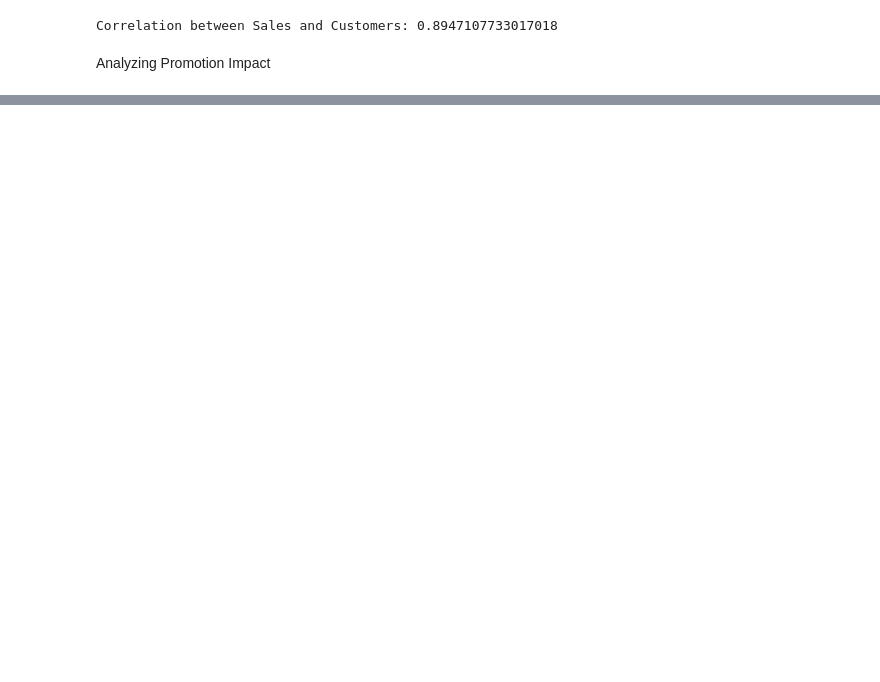
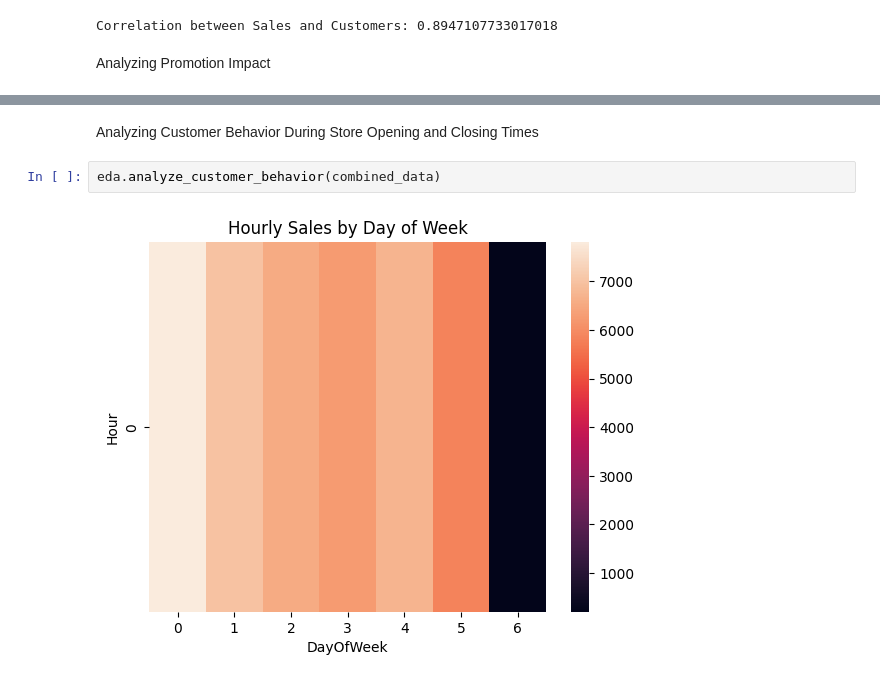
Before and after one commit to YonatanMoges/rossmann-sales-analysis, a Jupyter notebook: notebook/eda.ipynb, the cells around one changed output, grey strips where cells are left out. Cells and saved outputs as stored; diff of their text form; blank space fills up the shorter version.

```diff
--- a/notebook/eda.ipynb
+++ b/notebook/eda.ipynb
@@ -74,0 +75,6 @@ eda.analyze_promo_impact(combined_data)
+# %% [markdown]
+Analyzing Customer Behavior During Store Opening and Closing Times
+# %%
+eda.analyze_customer_behavior(combined_data)
+# %% [output]
+[figure, added]
```
Also changed, not shown: parts of 9 cells of this notebook, 1 other file.
